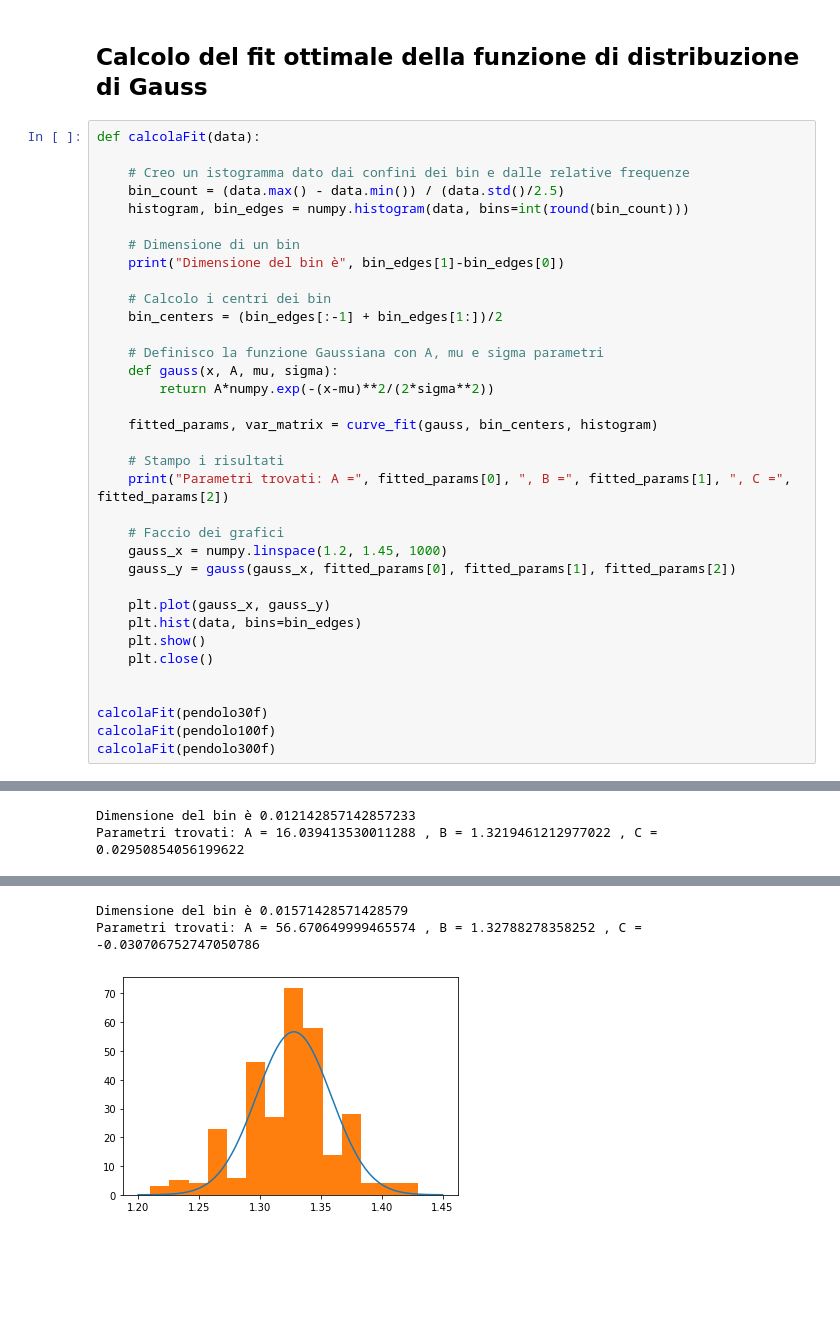
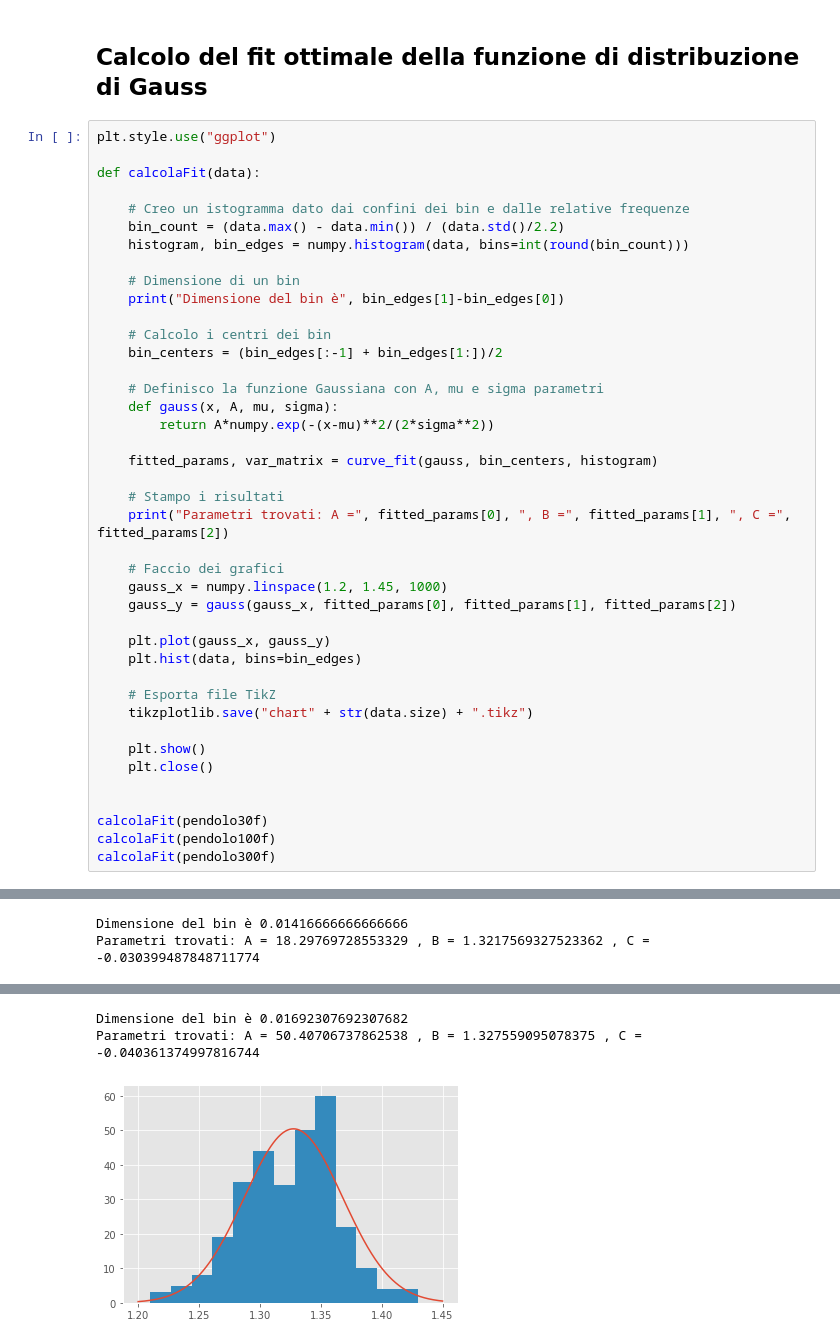
Before and after one commit to persello/pendolo, a Jupyter notebook: notebook.ipynb, the cells around one changed output, grey strips where cells are left out. Cells and saved outputs as stored; diff of their text form; blank space fills up the shorter version.

```diff
--- a/notebook.ipynb
+++ b/notebook.ipynb
@@ -62,10 +63,12 @@ Le deviazioni standard delle medie sono: 0.006130446597021072 per N = 30 , 0.133
 # %% [markdown]
 ## Calcolo del fit ottimale della funzione di distribuzione di Gauss
 # %%
+plt.style.use("ggplot")
+
 def calcolaFit(data):
 
     # Creo un istogramma dato dai confini dei bin e dalle relative frequenze
-    bin_count = (data.max() - data.min()) / (data.std()/2.5)
+    bin_count = (data.max() - data.min()) / (data.std()/2.2)
     histogram, bin_edges = numpy.histogram(data, bins=int(round(bin_count)))
 
     # Dimensione di un bin
@@ -89,6 +92,10 @@ def calcolaFit(data):
 
     plt.plot(gauss_x, gauss_y)
     plt.hist(data, bins=bin_edges)
+
+    # Esporta file TikZ
+    tikzplotlib.save("chart" + str(data.size) + ".tikz")
+
     plt.show()
     plt.close()
 
@@ -103,2 +110,2 @@ Parametri trovati: A = 11.94202775830236 , B = 1.3321541192738575 , C = 0.008349
-Dimensione del bin è 0.012142857142857233
-Parametri trovati: A = 16.039413530011288 , B = 1.3219461212977022 , C = 0.02950854056199622
+Dimensione del bin è 0.01416666666666666
+Parametri trovati: A = 18.29769728553329 , B = 1.3217569327523362 , C = -0.030399487848711774
@@ -106,3 +113,3 @@ Parametri trovati: A = 16.039413530011288 , B = 1.3219461212977022 , C = 0.02950
-Dimensione del bin è 0.01571428571428579
-Parametri trovati: A = 56.670649999465574 , B = 1.32788278358252 , C = -0.030706752747050786
+Dimensione del bin è 0.01692307692307682
+Parametri trovati: A = 50.40706737862538 , B = 1.327559095078375 , C = -0.040361374997816744
-[figure, old version]
+[figure, new version]
```
Also changed, not shown: parts of 2 cells of this notebook, 3 other files.
